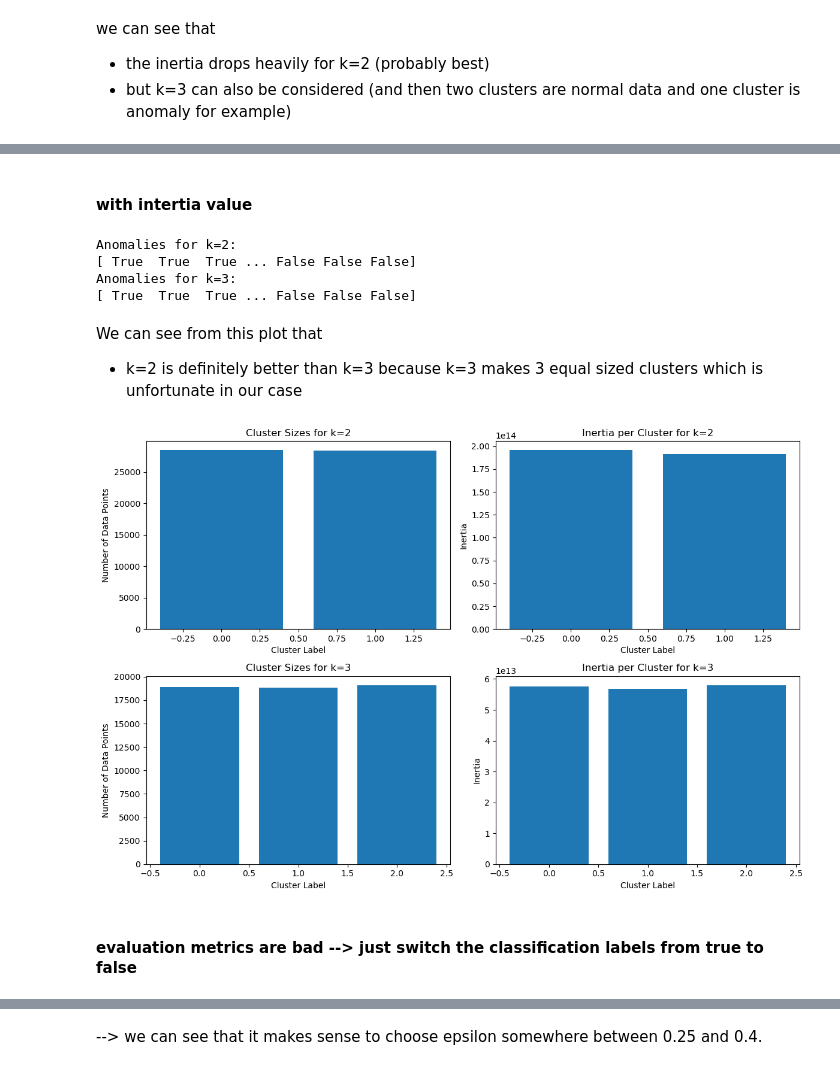
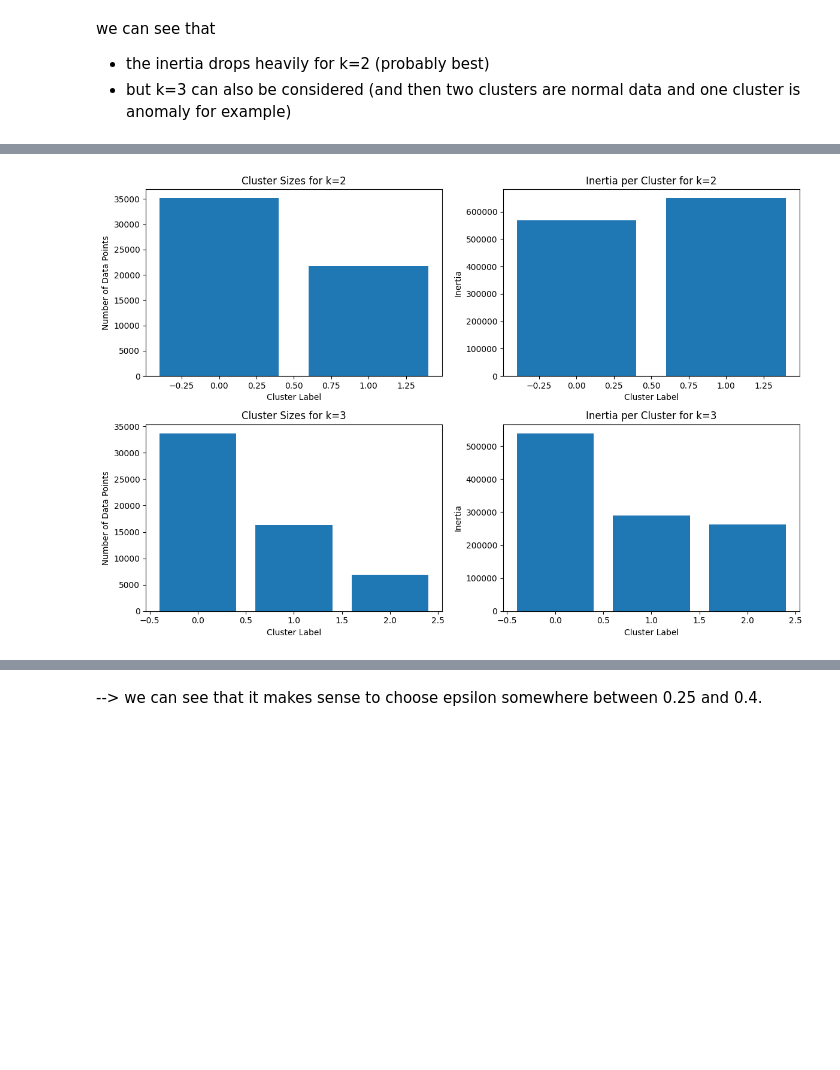
Before and after one commit to Hasosh/Credit-Card-Fraud-Detection, a Jupyter notebook: notebooks/anomaly_detection.ipynb, the cells around one changed output, grey strips where cells are left out. Drawn from its saved outputs; the diff is of its cells as text; code cells hidden in the pictures; blank space fills up the shorter version.

```diff
--- a/notebooks/anomaly_detection.ipynb
+++ b/notebooks/anomaly_detection.ipynb
@@ -349,7 +388,7 @@ inertia_values = []
 # Fit K-means for each k and compute inertia
 for k in k_values:
     print("K-value: ", k)
-    kmeans = KMeans(n_clusters=k, random_state=0)
+    kmeans = KMeans(n_clusters=k, n_init=10, random_state=RANDOM_SEED)
     kmeans.fit(X_test)
     inertia_values.append(kmeans.inertia_)
 
@@ -357,7 +396,7 @@ for k in k_values:
 plt.figure(figsize=(8, 4))
 plt.plot(k_values, inertia_values, marker='o', linestyle='-', color='b')
 plt.xlabel('Number of Clusters (k)')
-plt.ylabel('Inertia')
+plt.ylabel('Inertia value')
 plt.title('Elbow Curve for Optimal k')
 plt.grid(True)
 plt.show()
@@ -433,51 +434,3 @@ Anomalies for k=3:
-# %% [markdown]
-#### with intertia value
-# %%
-from sklearn.cluster import KMeans
-
-# Define the number of clusters
-k_values = [2, 3]
-
-# Initialize lists to store cluster assignments and anomalies
-cluster_assignments = {}
-anomalies = {}
-
-# Fit K-means for each k and assign clusters
-for k in k_values:
-    kmeans = KMeans(n_clusters=k, random_state=0)
-    cluster_assignments[k] = kmeans.fit_predict(X_test)
-
-# Find the cluster with the highest inertia for each k
-for k in k_values:
-    cluster_inertias = {}
-
-    # Calculate inertia for each cluster
-    for cluster_label in range(k):
-        cluster_points = X_test[cluster_assignments[k] == cluster_label]
-        cluster_center = kmeans.cluster_centers_[cluster_label]
-        inertia = np.sum(np.linalg.norm(cluster_points - cluster_center, axis=1) ** 2)
-        cluster_inertias[cluster_label] = inertia
-
-    # Find the cluster with the maximum inertia
-    max_inertia_cluster = max(cluster_inertias, key=cluster_inertias.get)
-
-    # Assign the cluster with the highest inertia as anomalies
-    anomalies[k] = (cluster_assignments[k] == max_inertia_cluster)
-
-# Print the anomalies for k=2 and k=3
-print("Anomalies for k=2:")
-print(anomalies[2])
-
-print("Anomalies for k=3:")
-print(anomalies[3])
-# %% [output]
-Anomalies for k=2:
-[ True  True  True ... False False False]
-Anomalies for k=3:
-[ True  True  True ... False False False]
-# %% [markdown]
-We can see from this plot that
-- k=2 is definitely better than k=3 because k=3 makes 3 equal sized clusters which is unfortunate in our case
 # %%
 import matplotlib.pyplot as plt
 import numpy as np
@@ -488,38 +441,36 @@ fig, axes = plt.subplots(nrows=2, ncols=2, figsize=(12, 8))
 # Loop through k=2 and k=3
 for idx, k in enumerate([2, 3]):
     # Fit K-means for the current k
-    kmeans = KMeans(n_clusters=k, random_state=0)
+    kmeans = KMeans(n_clusters=k, n_init=10, random_state=RANDOM_SEED)
     cluster_assignments = kmeans.fit_predict(X_test)
 
     # Compute cluster sizes
     unique, counts = np.unique(cluster_assignments, return_counts=True)
     cluster_sizes = dict(zip(unique, counts))
 
     # Compute inertia per cluster
     cluster_inertia = np.zeros(k)
     for cluster_label in range(k):
         cluster_points = X_test[cluster_assignments == cluster_label]
         cluster_center = kmeans.cluster_centers_[cluster_label]
         cluster_inertia[cluster_label] = np.sum(np.linalg.norm(cluster_points - cluster_center, axis=1) ** 2)
 
     # Plot cluster sizes
     axes[idx, 0].bar(cluster_sizes.keys(), cluster_sizes.values())
     axes[idx, 0].set_title(f'Cluster Sizes for k={k}')
     axes[idx, 0].set_xlabel('Cluster Label')
     axes[idx, 0].set_ylabel('Number of Data Points')
 
     # Plot inertia per cluster
     axes[idx, 1].bar(range(k), cluster_inertia)
     axes[idx, 1].set_title(f'Inertia per Cluster for k={k}')
     axes[idx, 1].set_xlabel('Cluster Label')
     axes[idx, 1].set_ylabel('Inertia')
 
 # Add spacing between subplots
 plt.tight_layout()
 
 # Show the plots
 plt.show()
 # %% [output]
-[figure, old version]
+[figure, new version]
-# %% [markdown]
-#### evaluation metrics are bad --> just switch the classification labels from true to false
```
Also changed, not shown: parts of 172 cells of this notebook, 2 other files.
